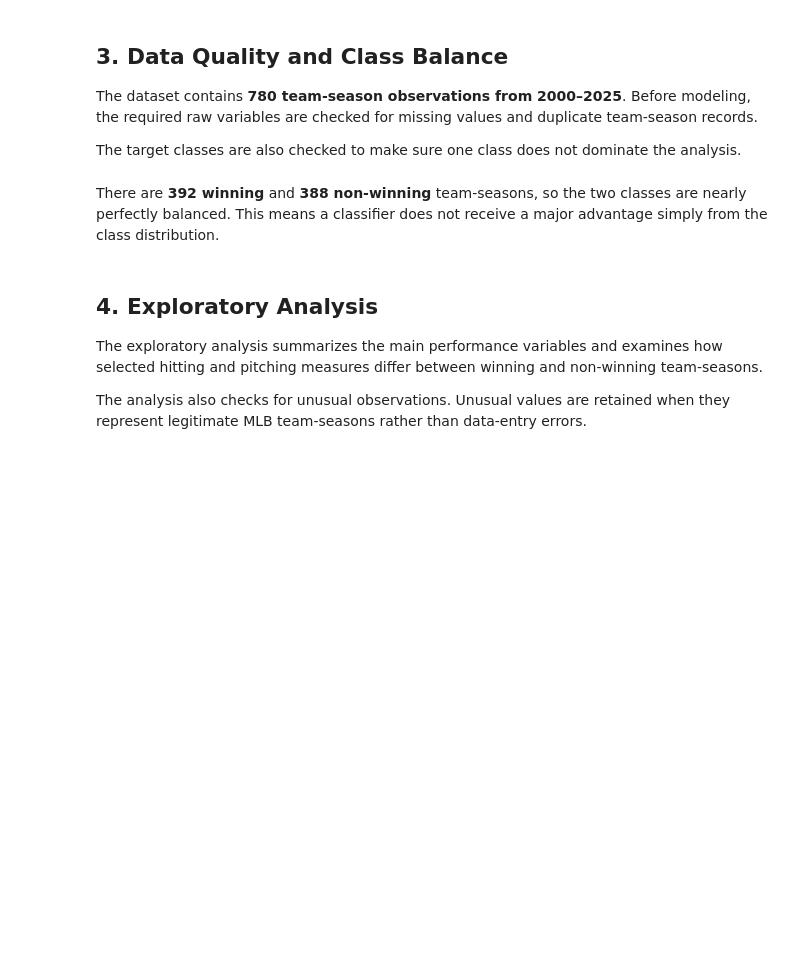
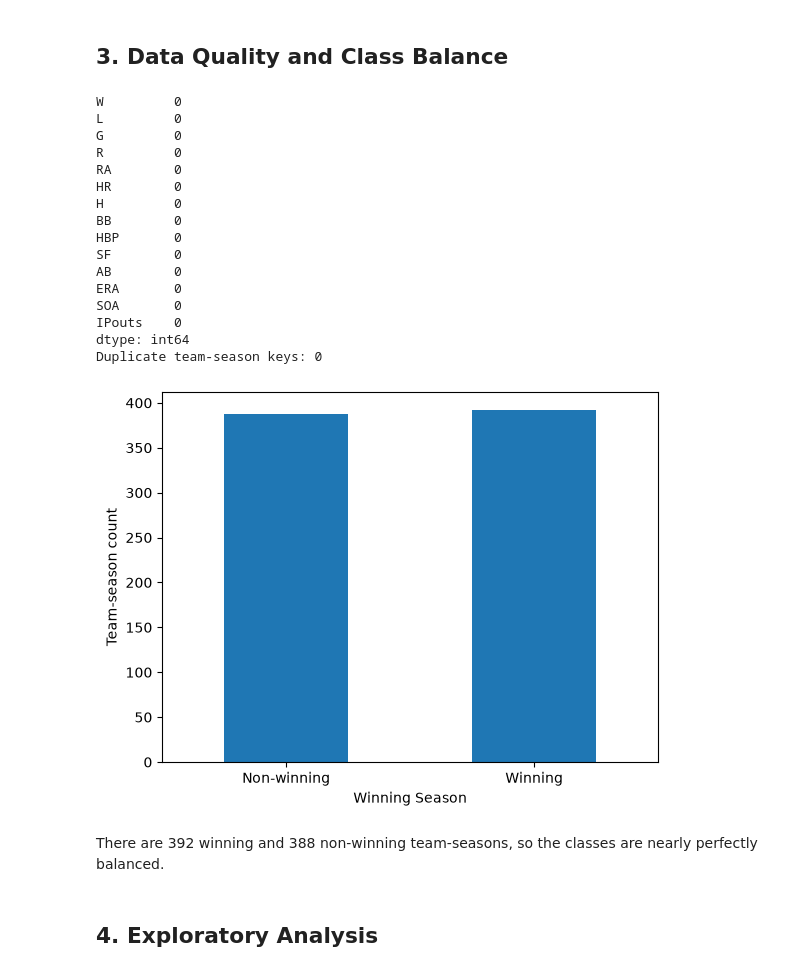
Before and after one commit to jasonhowe2/Project2, a Jupyter notebook: Project2_MLB_Hitting_vs_Pitching.ipynb, the cells around one changed output. Cells and saved outputs as stored; diff of their text form; code cells hidden in the pictures; blank space fills up the shorter version.

```diff
--- a/Project2_MLB_Hitting_vs_Pitching.ipynb
+++ b/Project2_MLB_Hitting_vs_Pitching.ipynb
@@ -55,25 +82,50 @@ print(len(df), df.Winning_Season.value_counts().sort_index())
-# %% [markdown]
-## 3. Data Quality and Class Balance
-
-The dataset contains **780 team-season observations from 2000–2025**. Before modeling, the required raw variables are checked for missing values and duplicate team-season records.
-
-The target classes are also checked to make sure one class does not dominate the analysis.
+# %% [markdown]
+## 3. Data Quality and Class Balance
 # %%
-raw=['W','L','G','R','RA','HR','H','BB','HBP','SF','AB','ERA','SOA','IPouts']
+raw = [
+    "W", "L", "G", "R", "RA", "HR", "H", "BB",
+    "HBP", "SF", "AB", "ERA", "SOA", "IPouts"
+]
+
 print(df[raw].isna().sum())
-print('Duplicate team-season keys:',df.duplicated(['yearID','teamID']).sum())
-df.Winning_Season.value_counts().sort_index().plot(kind='bar')
-plt.xticks([0,1],['Non-winning','Winning'],rotation=0)
-plt.ylabel('Team-season count')
-plt.title('Class Balance')
+
+print(
+    "Duplicate team-season keys:",
+    df.duplicated(["yearID", "teamID"]).sum()
+)
+
+df.Winning_Season.value_counts().sort_index().plot(kind="bar")
+
+plt.xticks(
+    [0, 1],
+    ["Non-winning", "Winning"],
+    rotation=0
+)
+
+plt.ylabel("Team-season count")
+plt.xlabel("Winning Season")
 plt.show()
+# %% [output]
+W         0
+L         0
+G         0
+R         0
+RA        0
+HR        0
+H         0
+BB        0
+HBP       0
+SF        0
+AB        0
+ERA       0
+SOA       0
+IPouts    0
+dtype: int64
+Duplicate team-season keys: 0
+[figure, added]
 # %% [markdown]
-There are **392 winning** and **388 non-winning** team-seasons, so the two classes are nearly perfectly balanced. This means a classifier does not receive a major advantage simply from the class distribution.
+There are 392 winning and 388 non-winning team-seasons, so the classes are nearly perfectly balanced.
-# %% [markdown]
-## 4. Exploratory Analysis
-
-The exploratory analysis summarizes the main performance variables and examines how selected hitting and pitching measures differ between winning and non-winning team-seasons.
-
-The analysis also checks for unusual observations. Unusual values are retained when they represent legitimate MLB team-seasons rather than data-entry errors.
+# %% [markdown]
+## 4. Exploratory Analysis
 # %%
 df[['W','R','RA','HR','ERA','SOA','G']].describe().T
```
Also changed, not shown: parts of 56 cells of this notebook.
